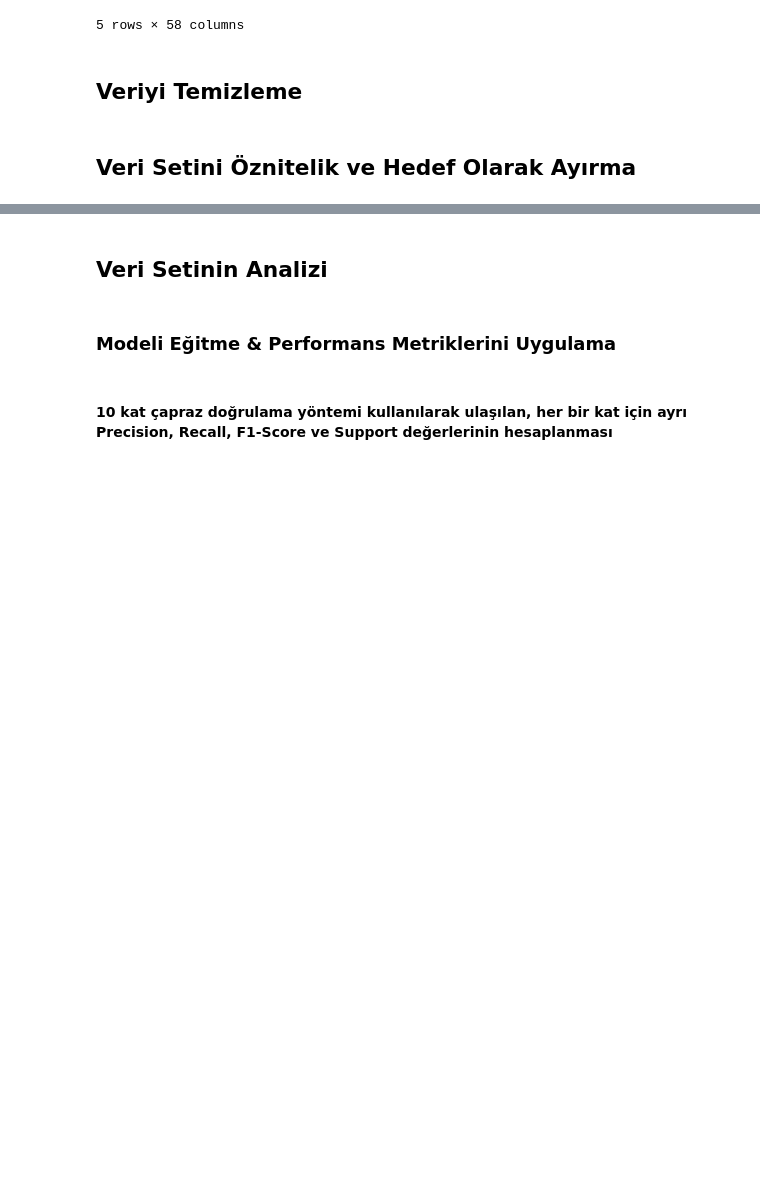
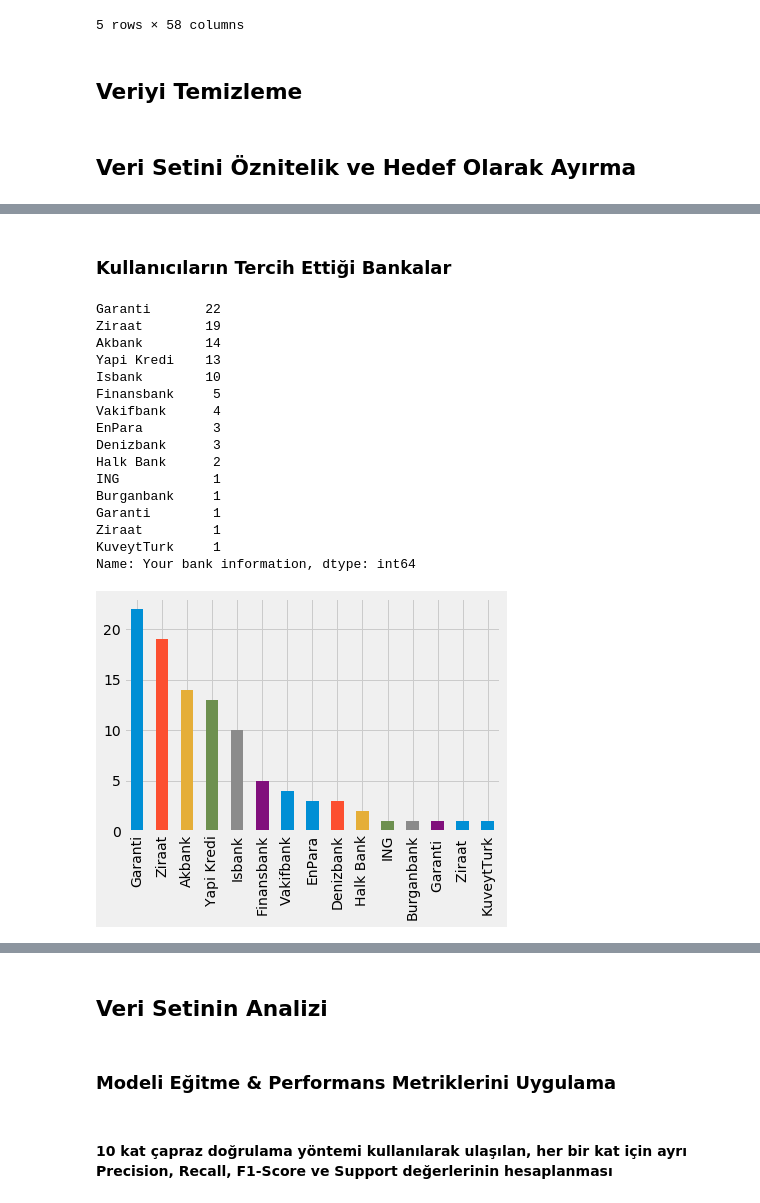
Before and after one commit to suleSyl/Tahminleme, a Jupyter notebook: Tahminleme.ipynb, the cells around one changed output, grey strips where cells are left out. Cells and saved outputs as stored; diff of their text form; code cells hidden in the pictures; blank space fills up the shorter version.

```diff
--- a/Tahminleme.ipynb
+++ b/Tahminleme.ipynb
@@ -57,0 +70,23 @@ y = dataset2.iloc[:, -1].values
+# %% [markdown]
+### Kullanıcıların Tercih Ettiği Bankalar
+# %%
+dataset["Your bank information"].value_counts().plot(kind="bar")
+print(dataset["Your bank information"].value_counts())
+# %% [output]
+Garanti       22
+Ziraat        19
+Akbank        14
+Yapi Kredi    13
+Isbank        10
+Finansbank     5
+Vakifbank      4
+EnPara         3
+Denizbank      3
+Halk Bank      2
+ING            1
+Burganbank     1
+Garanti        1
+Ziraat         1
+KuveytTurk     1
+Name: Your bank information, dtype: int64
+[figure, added]
```
Also changed, not shown: parts of 11 cells of this notebook.
